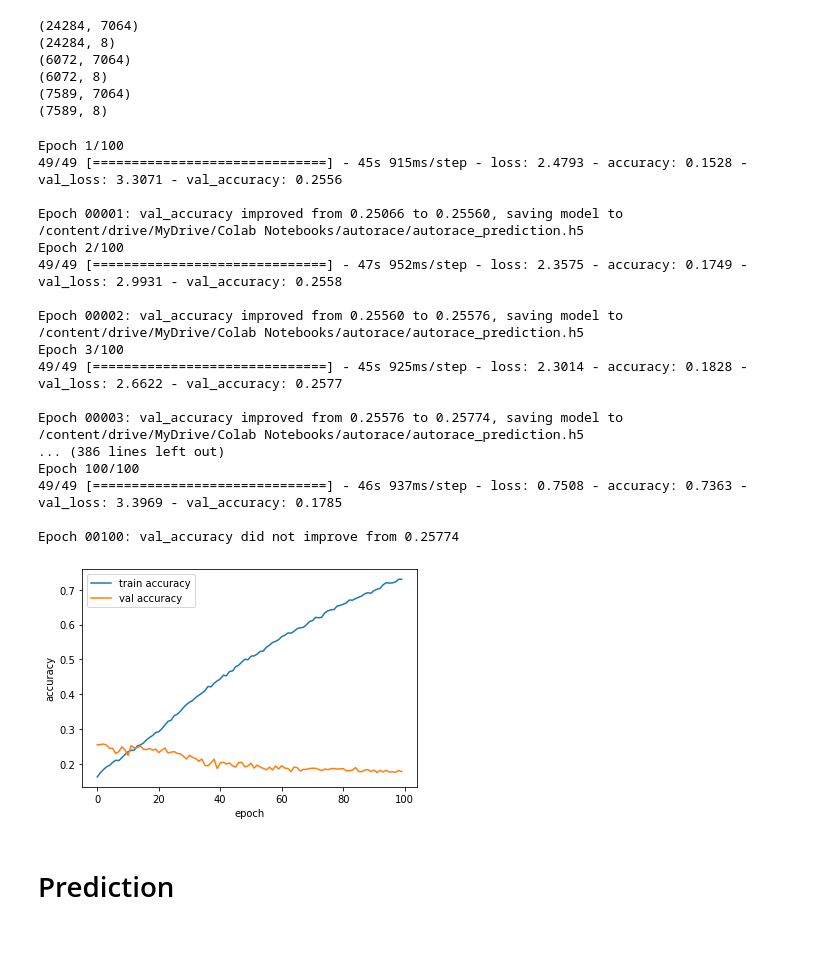
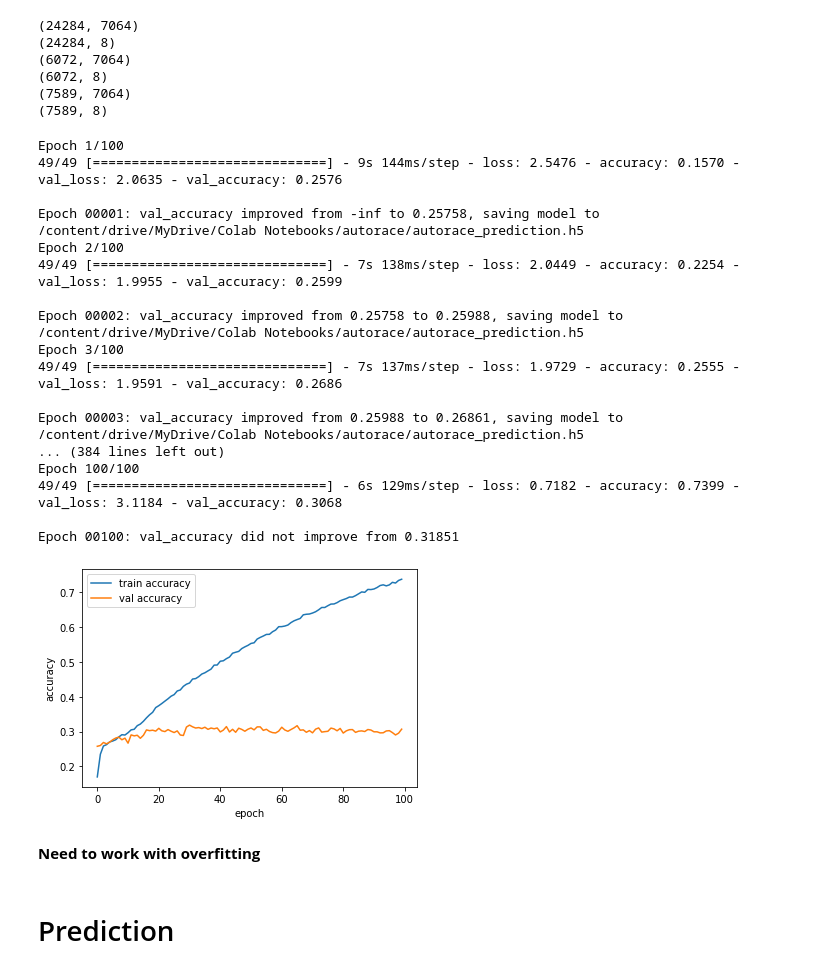
Before and after one commit to VladimirBlinov/autorace, a Jupyter notebook: autorace_prediction.ipynb, the cells around one changed output. Cells and saved outputs as stored; diff of their text form; code cells hidden in the pictures; blank space fills up the shorter version.

```diff
--- a/autorace_prediction.ipynb
+++ b/autorace_prediction.ipynb
@@ -699,63 +696,65 @@ checkpoint = ModelCheckpoint(f'/content/drive/MyDrive/Colab Notebooks/autorace/{
 # %%
 def create_model(x_train, y_train):
   model = Sequential()
-  model.add(Dense(1024, input_dim=(x_train.shape[1]), activation='tanh'))
+  model.add(Dense(512, input_dim=(x_train.shape[1]), activation='relu'))
   model.add(GaussianNoise(1))
   model.add(Dropout(0.2))
-  #model.add(BatchNormalization())
-  model.add(Dense(4096, activation='tanh'))
+  model.add(BatchNormalization())
+  model.add(Dense(1024, activation='relu'))
   model.add(GaussianNoise(1))
   model.add(Dropout(0.2))
-  #model.add(BatchNormalization())
-  model.add(Dense(4096, activation='tanh'))
+  model.add(BatchNormalization())
+  model.add(Dense(1024, activation='relu'))
   model.add(GaussianNoise(1))
   model.add(Dropout(0.2))
-  model.add(Dense(256, activation='tanh'))
+  model.add(Dense(256, activation='relu'))
   model.add(Flatten())
   model.add(Dense(y_train.shape[1], activation='softmax'))
 
   return model
 
 model = create_model(x_train, y_train)
-model.compile(optimizer=Adam(lr=1e-4),
+model.compile(optimizer=Adam(lr=1e-3),
               loss='categorical_crossentropy',
               metrics=['accuracy'])
 
 history = model.fit(x_train,
                     y_train,
                     epochs=100,
                     batch_size=500,
                     validation_data=(x_val, y_val),
                     callbacks=[reduce_lr, early_stop, checkpoint])
 
 
 plt.plot(history.history['accuracy'],
          label='train accuracy')
 plt.plot(history.history['val_accuracy'],
          label='val accuracy')
 plt.xlabel('epoch')
 plt.ylabel('accuracy')
 plt.legend()
 plt.show()
 # %% [output]
 Epoch 1/100
-49/49 [==============================] - 45s 915ms/step - loss: 2.4793 - accuracy: 0.1528 - val_loss: 3.3071 - val_accuracy: 0.2556
+49/49 [==============================] - 9s 144ms/step - loss: 2.5476 - accuracy: 0.1570 - val_loss: 2.0635 - val_accuracy: 0.2576
 
-Epoch 00001: val_accuracy improved from 0.25066 to 0.25560, saving model to /content/drive/MyDrive/Colab Notebooks/autorace/autorace_prediction.h5
+Epoch 00001: val_accuracy improved from -inf to 0.25758, saving model to /content/drive/MyDrive/Colab Notebooks/autorace/autorace_prediction.h5
 Epoch 2/100
-49/49 [==============================] - 47s 952ms/step - loss: 2.3575 - accuracy: 0.1749 - val_loss: 2.9931 - val_accuracy: 0.2558
+49/49 [==============================] - 7s 138ms/step - loss: 2.0449 - accuracy: 0.2254 - val_loss: 1.9955 - val_accuracy: 0.2599
 
-Epoch 00002: val_accuracy improved from 0.25560 to 0.25576, saving model to /content/drive/MyDrive/Colab Notebooks/autorace/autorace_prediction.h5
+Epoch 00002: val_accuracy improved from 0.25758 to 0.25988, saving model to /content/drive/MyDrive/Colab Notebooks/autorace/autorace_prediction.h5
 Epoch 3/100
-49/49 [==============================] - 45s 925ms/step - loss: 2.3014 - accuracy: 0.1828 - val_loss: 2.6622 - val_accuracy: 0.2577
+49/49 [==============================] - 7s 137ms/step - loss: 1.9729 - accuracy: 0.2555 - val_loss: 1.9591 - val_accuracy: 0.2686
 
-Epoch 00003: val_accuracy improved from 0.25576 to 0.25774, saving model to /content/drive/MyDrive/Colab Notebooks/autorace/autorace_prediction.h5
-... (386 lines left out)
+Epoch 00003: val_accuracy improved from 0.25988 to 0.26861, saving model to /content/drive/MyDrive/Colab Notebooks/autorace/autorace_prediction.h5
+... (384 lines left out)
 Epoch 100/100
-49/49 [==============================] - 46s 937ms/step - loss: 0.7508 - accuracy: 0.7363 - val_loss: 3.3969 - val_accuracy: 0.1785
+49/49 [==============================] - 6s 129ms/step - loss: 0.7182 - accuracy: 0.7399 - val_loss: 3.1184 - val_accuracy: 0.3068
 
-Epoch 00100: val_accuracy did not improve from 0.25774
+Epoch 00100: val_accuracy did not improve from 0.31851
-[figure, old version]
+[figure, new version]
+# %% [markdown]
+**Need to work with overfitting**
 # %% [markdown]
 # Prediction
 # %%
```
Also changed, not shown: parts of 8 cells of this notebook, 1 other file.
